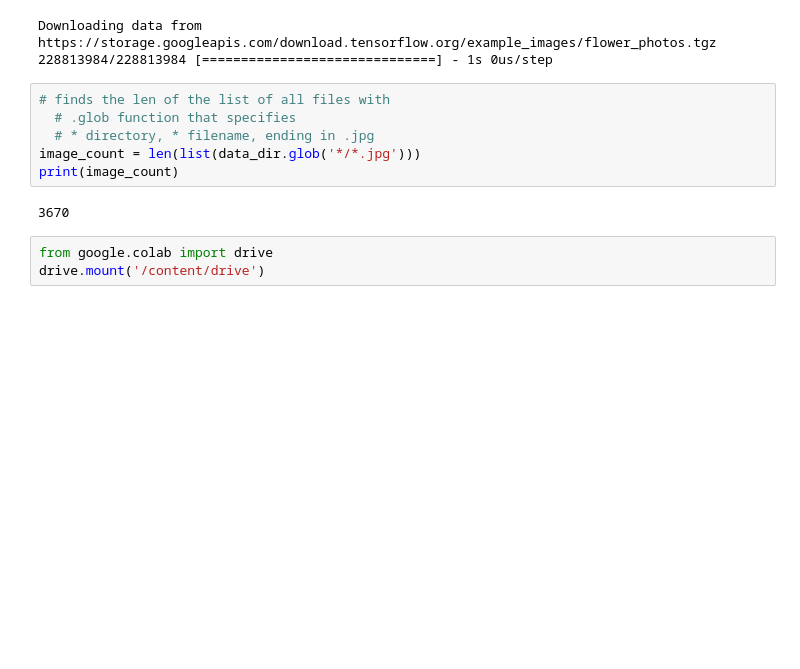
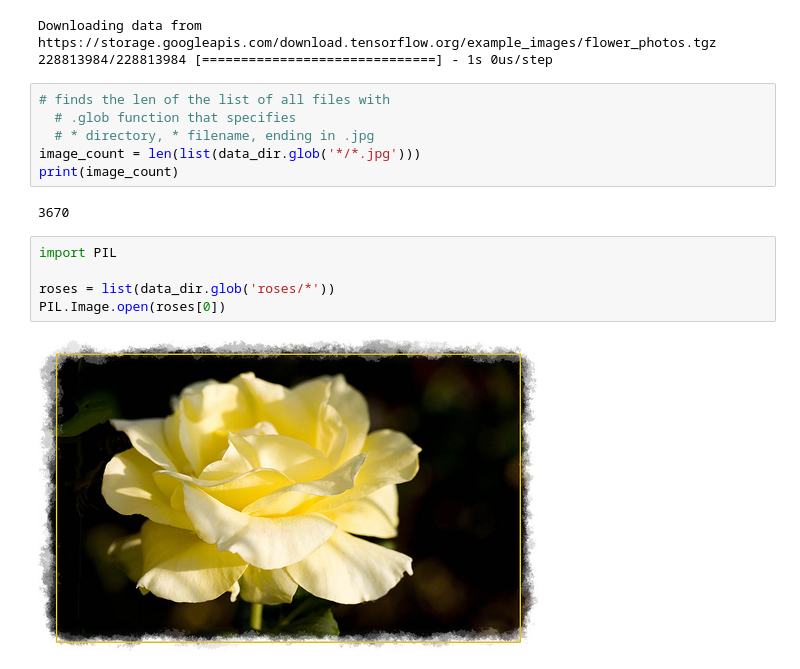
Before and after one commit to AL-DN/AI_BasicTextClassificationADS, a Jupyter notebook: FlowerImageClassificationADS.ipynb, the cells around one changed output. Saved outputs shown, nothing was run; the diff lists cells and outputs as text; blank space fills up the shorter version.

```diff
--- a/FlowerImageClassificationADS.ipynb
+++ b/FlowerImageClassificationADS.ipynb
@@ -28,6 +29,10 @@ image_count = len(list(data_dir.glob('*/*.jpg')))
 print(image_count)
 # %% [output]
 3670
-# %%
-from google.colab import drive
-drive.mount('/content/drive')
+# %%
+import PIL
+
+roses = list(data_dir.glob('roses/*'))
+PIL.Image.open(roses[0])
+# %% [output]
+[figure, added]
```
Also changed, not shown: parts of 11 cells of this notebook.
